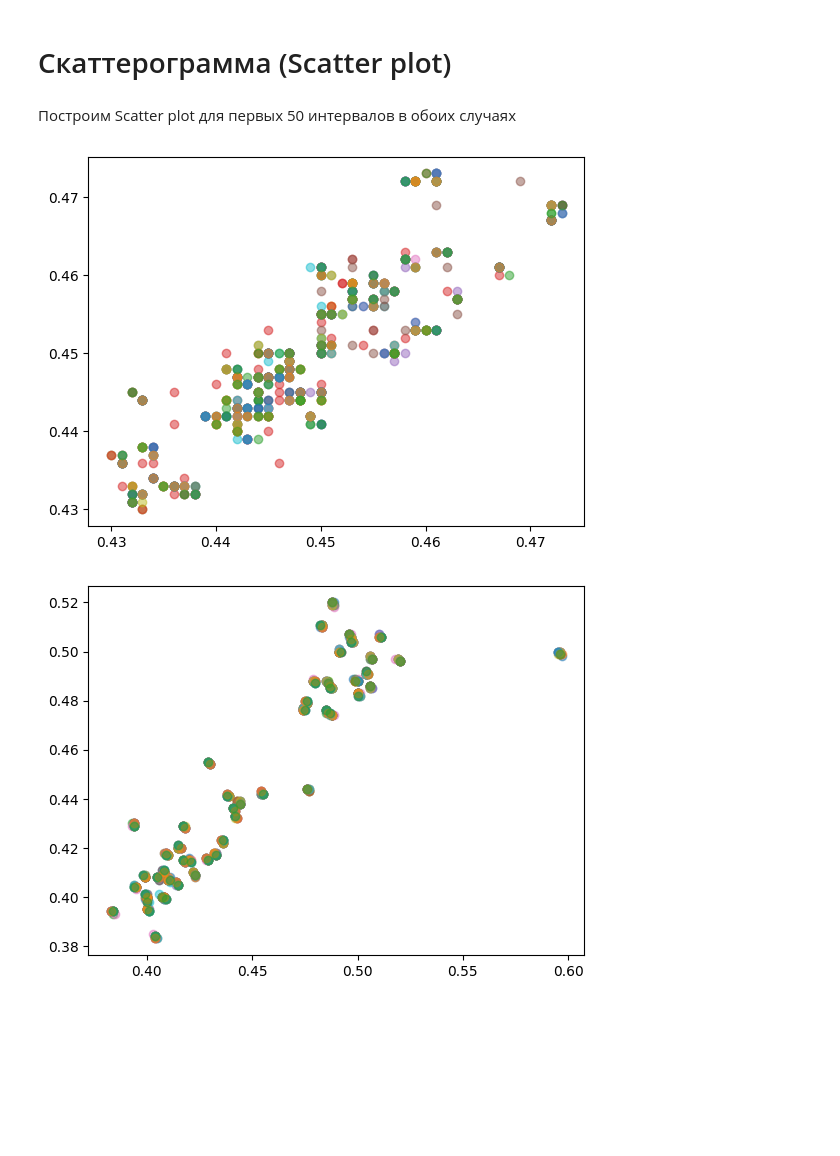
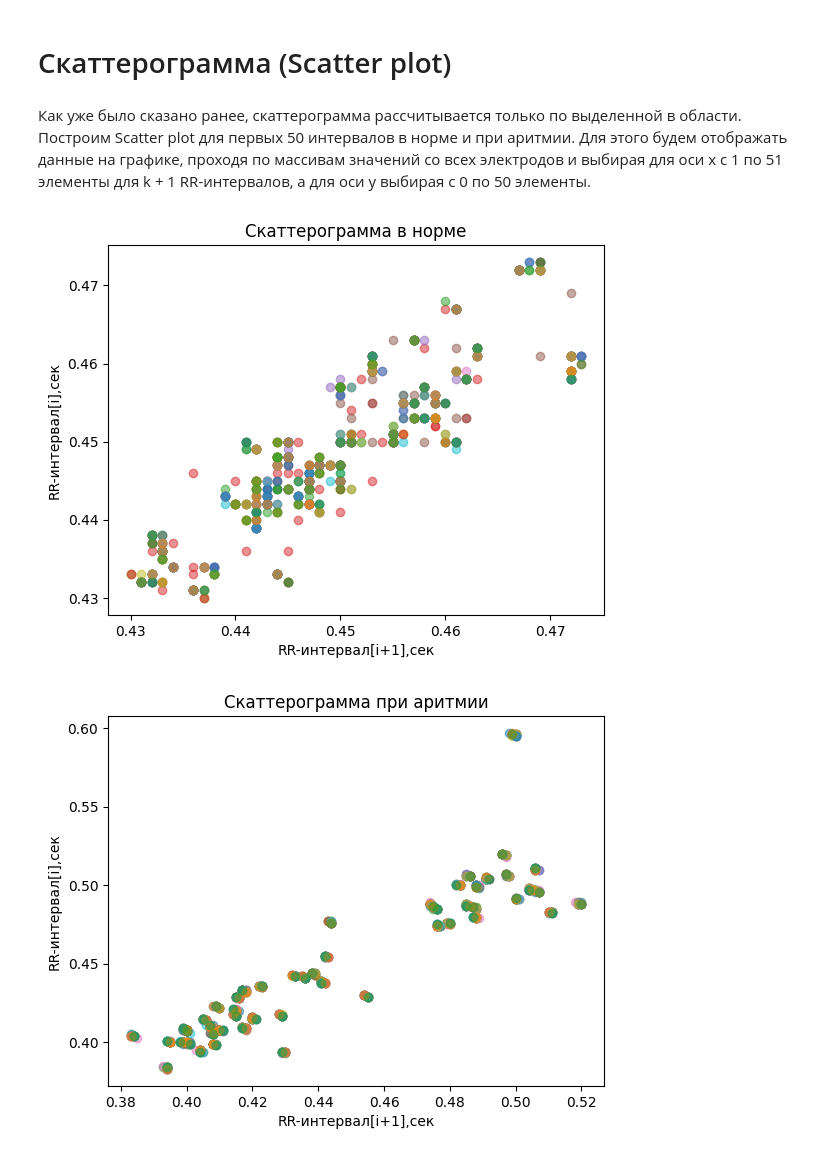
Before and after one commit to multifacs/ecg-analysis, a Jupyter notebook: ECG2.ipynb, the cells around one changed output. Cells and saved outputs as stored; diff of their text form; code cells hidden in the pictures; blank space fills up the shorter version.

```diff
--- a/ECG2.ipynb
+++ b/ECG2.ipynb
@@ -246,23 +231,29 @@ for col in range(0, len(data_normal.columns)):
     intervals_arrhythmia.append(t)
 # %% [markdown]
 # Скаттерограмма (Scatter plot)
-# %% [markdown]
-Построим Scatter plot для первых 50 интервалов в обоих случаях
+# %% [markdown]
+Как уже было сказано ранее, скаттерограмма рассчитывается только по выделенной в области. Построим Scatter plot для первых 50 интервалов в норме и при аритмии. Для этого будем отображать данные на графике, проходя по массивам значений со всех электродов и выбирая для оси x с 1 по 51 элементы для k + 1 RR-интервалов, а для оси y выбирая с 0 по 50 элементы.
 # %%
 for int in intervals_normal:
-    x = np.array(int[0 : 50]) / 1000.0
-    y = np.array(int[0 + 1:51]) / 1000.0
+    y = np.array(int[0 : 50]) / 1000.0
+    x = np.array(int[0 + 1:51]) / 1000.0
     plt.scatter(x, y, alpha=0.5)
 
+plt.title('Скаттерограмма в норме')
+plt.xlabel('RR-интервал[i+1],сек')
+plt.ylabel('RR-интервал[i],сек')
 plt.show()
 # %% [output]
-[figure, old version]
+[figure, new version]
 # %%
 for int in intervals_arrhythmia:
-    x = np.array(int[0:50]) / 1000.0
-    y = np.array(int[0 + 1:51]) / 1000.0
+    y = np.array(int[0:50]) / 1000.0
+    x = np.array(int[0 + 1:51]) / 1000.0
     plt.scatter(x, y, alpha=0.5)
 
+plt.title('Скаттерограмма при аритмии')
+plt.xlabel('RR-интервал[i+1],сек')
+plt.ylabel('RR-интервал[i],сек')
 plt.show()
 # %% [output]
-[figure, old version]
+[figure, new version]
```
Also changed, not shown: parts of 7 cells of this notebook, 3 other files.
